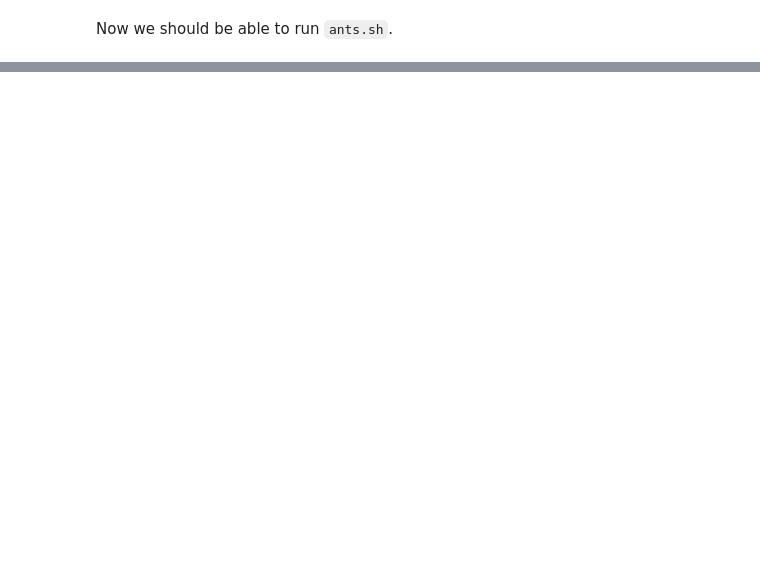
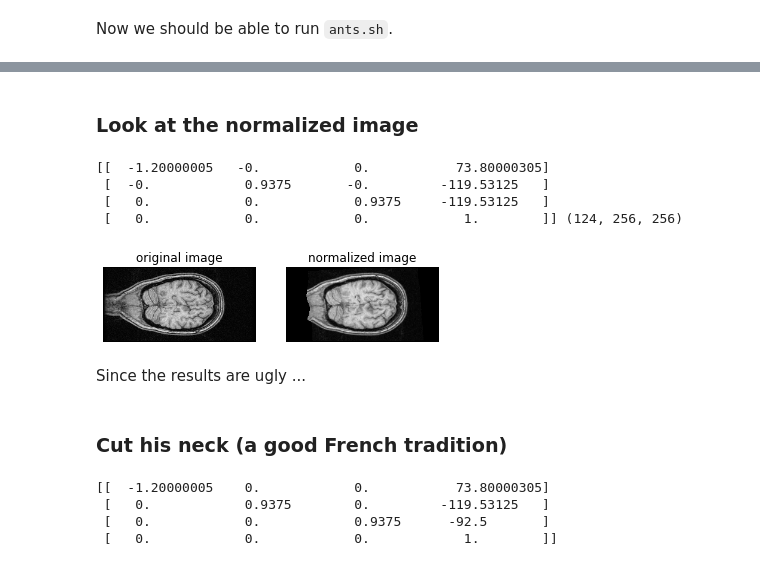
Before and after one commit to practical-neuroimaging/pna-notebooks, a Jupyter notebook: ANTS_normalization.ipynb, the cells around one changed output, grey strips where cells are left out. Cells and saved outputs as stored; diff of their text form; code cells hidden in the pictures; blank space fills up the shorter version.

Commit message:
Making the normalisation run : cut the neck, start with rigid

```diff
--- a/ANTS_normalization.ipynb
+++ b/ANTS_normalization.ipynb
@@ -164,0 +226,22 @@ Now we should be able to run ``ants.sh``.
+# %% [markdown]
+### Look at the normalized image
+# %%
+fig, (ax1, ax2) = plt.subplots(1,2)
+
+ax1.imshow(fixed_anat.get_data()[:, 64, :], cmap="gray")
+ax1.set_title("original image")
+ax1.get_xaxis().set_ticks([])
+ax1.get_yaxis().set_ticks([])
+
+ax2.imshow(normed_img.get_data()[:, 64, :], cmap="gray")
+ax2.set_title("normalized image")
+ax2.get_xaxis().set_ticks([])
+ax2.get_yaxis().set_ticks([])
+
+print normed_img.get_affine, normed_img.shape
+# %% [output]
+[[  -1.20000005   -0.            0.           73.80000305]
+ [  -0.            0.9375       -0.         -119.53125   ]
+ [   0.            0.            0.9375     -119.53125   ]
+ [   0.            0.            0.            1.        ]] (124, 256, 256)
+[figure, added]
@@ -164,0 +255,22 @@ Now we should be able to run ``ants.sh``.
+# %% [markdown]
+Since the results are ugly ...
+# %% [markdown]
+### Cut his neck (a good French tradition)
+# %%
+anat_path = os.path.join(PNA_PATH, 'my_fixed_anat.nii')
+anat_img = nib.load(anat_path)
+
+data = anat_img.get_data()
+aff = anat_img.get_affine().copy()
+lz, hz = 40, 225
+data_cut_neck = data[:,:,lz:hz]
+aff[2,3] = -(hz-lz)/2. # put the origin in the middle of the z
+print aff
+cut_neck_fname = os.path.join(PNA_PATH,"neck_cut.nii.gz")
+cut_neck_img = nib.Nifti1Pair(data_cut_neck, aff)
+nib.save(cut_neck_img, cut_neck_fname)
+# %% [output]
+[[  -1.20000005    0.            0.           73.80000305]
+ [   0.            0.9375        0.         -119.53125   ]
+ [   0.            0.            0.9375      -92.5       ]
+ [   0.            0.            0.            1.        ]]
```
Also changed, not shown: parts of 32 cells of this notebook.
